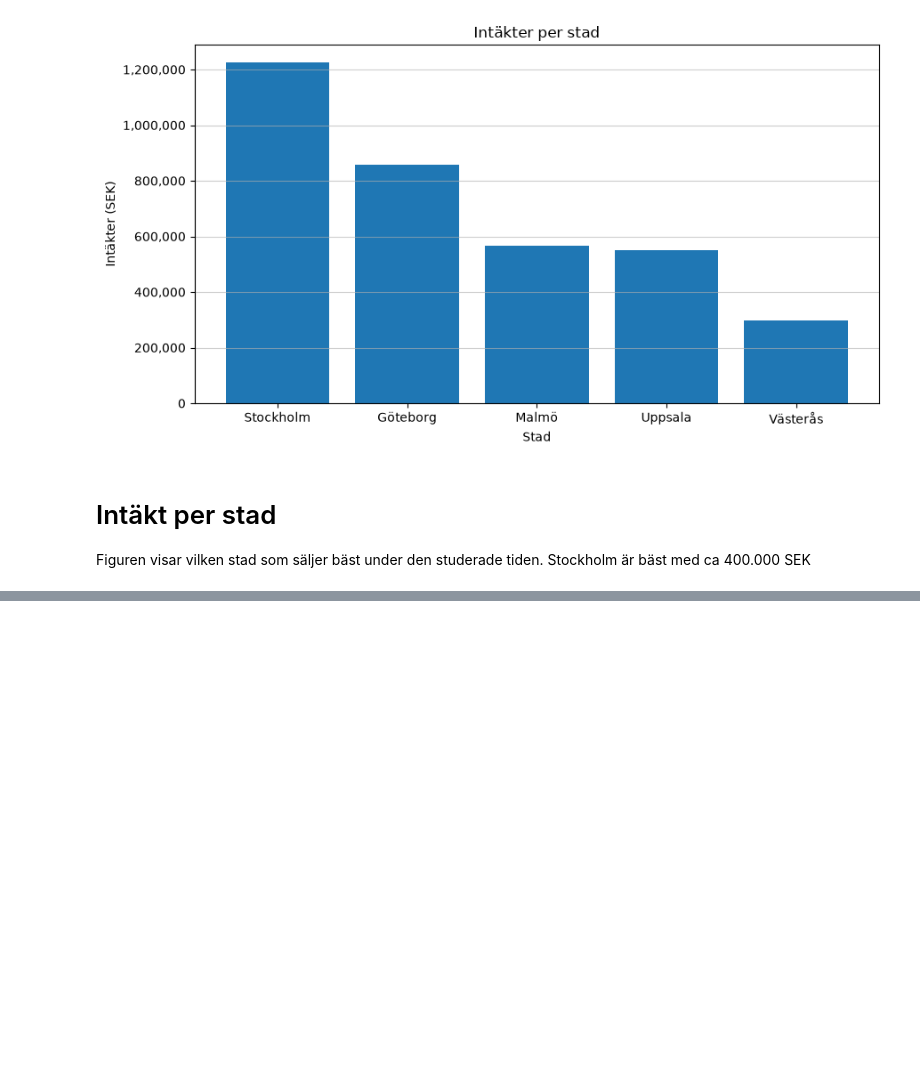
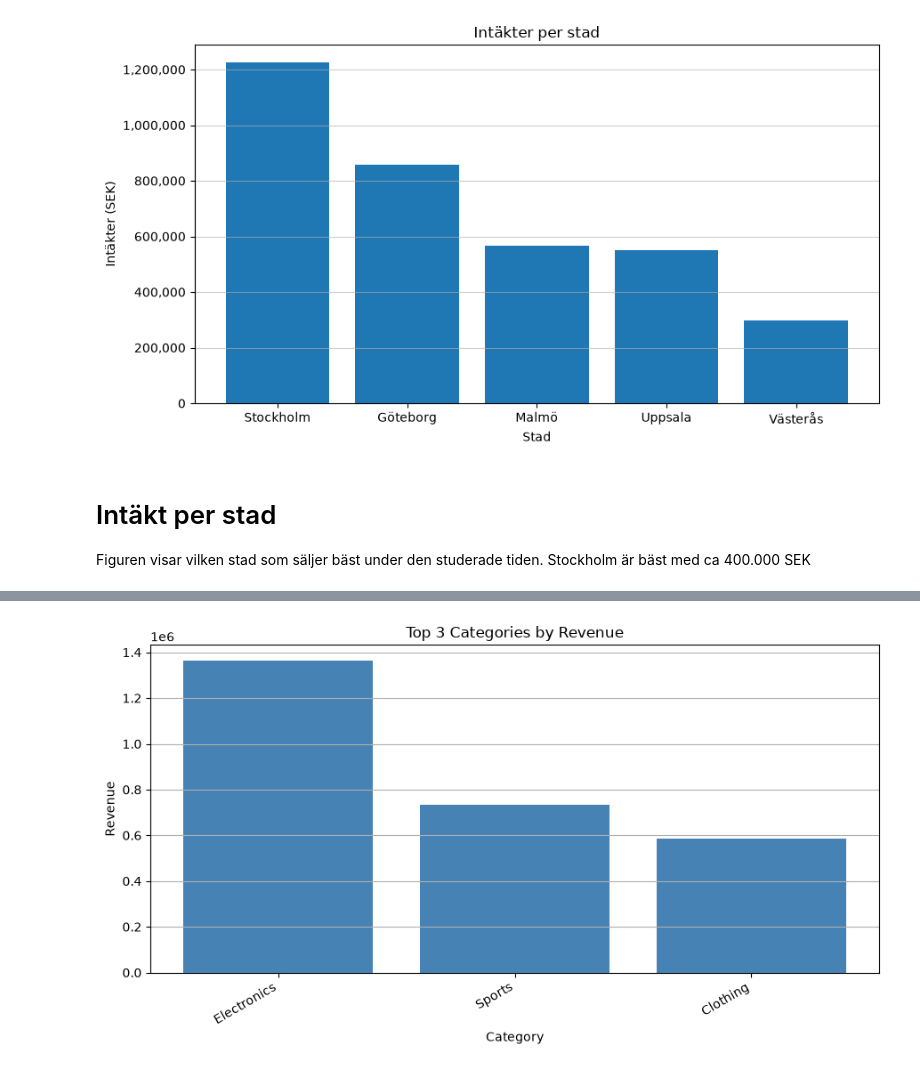
Before and after one commit to Ivartingbrant/Grupparbete-Python, a Jupyter notebook: notebooks/report.ipynb, the cells around one changed output, grey strips where cells are left out. Drawn from its saved outputs; the diff is of its cells as text; code cells hidden in the pictures; blank space fills up the shorter version.

Commit message:
Add top 3 categories revenue chart and explanation in report.ipynb

```diff
--- a/notebooks/report.ipynb
+++ b/notebooks/report.ipynb
@@ -87,0 +92,13 @@ Figuren visar vilken stad som säljer bäst under den studerade tiden. Stockholm
+# %%
+# Import the function that plots the top three categories by revenue
+from src.viz import plot_revenue_by_category
+import matplotlib.pyplot as plt
+
+# Find the three categories with the highest total revenue
+top_category_revenue = analysis.top_categories()
+
+# Create and display the chart
+plot_revenue_by_category(top_category_revenue)
+plt.show()
+# %% [output]
+[figure, added]
```
Also changed, not shown: parts of 1 cell of this notebook.
